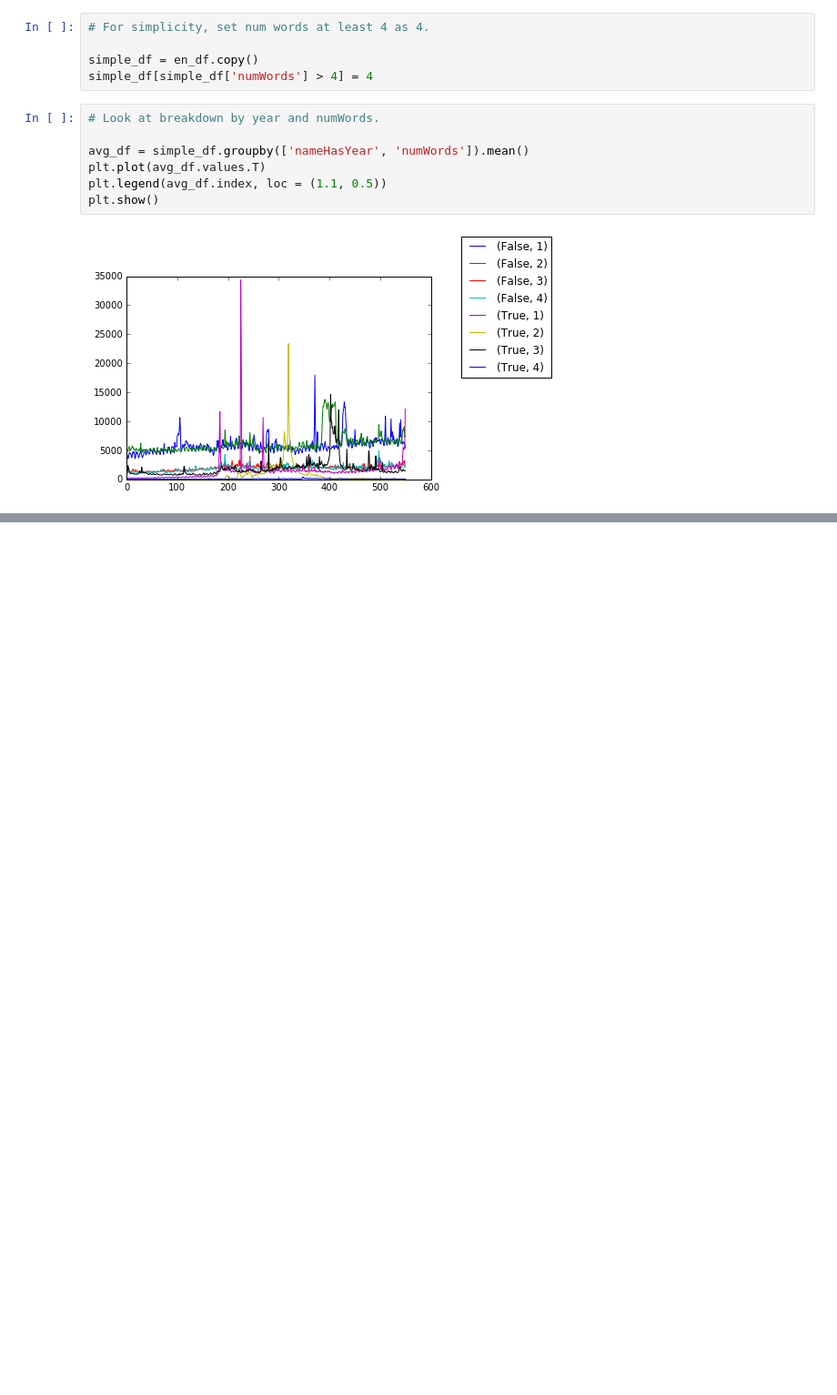
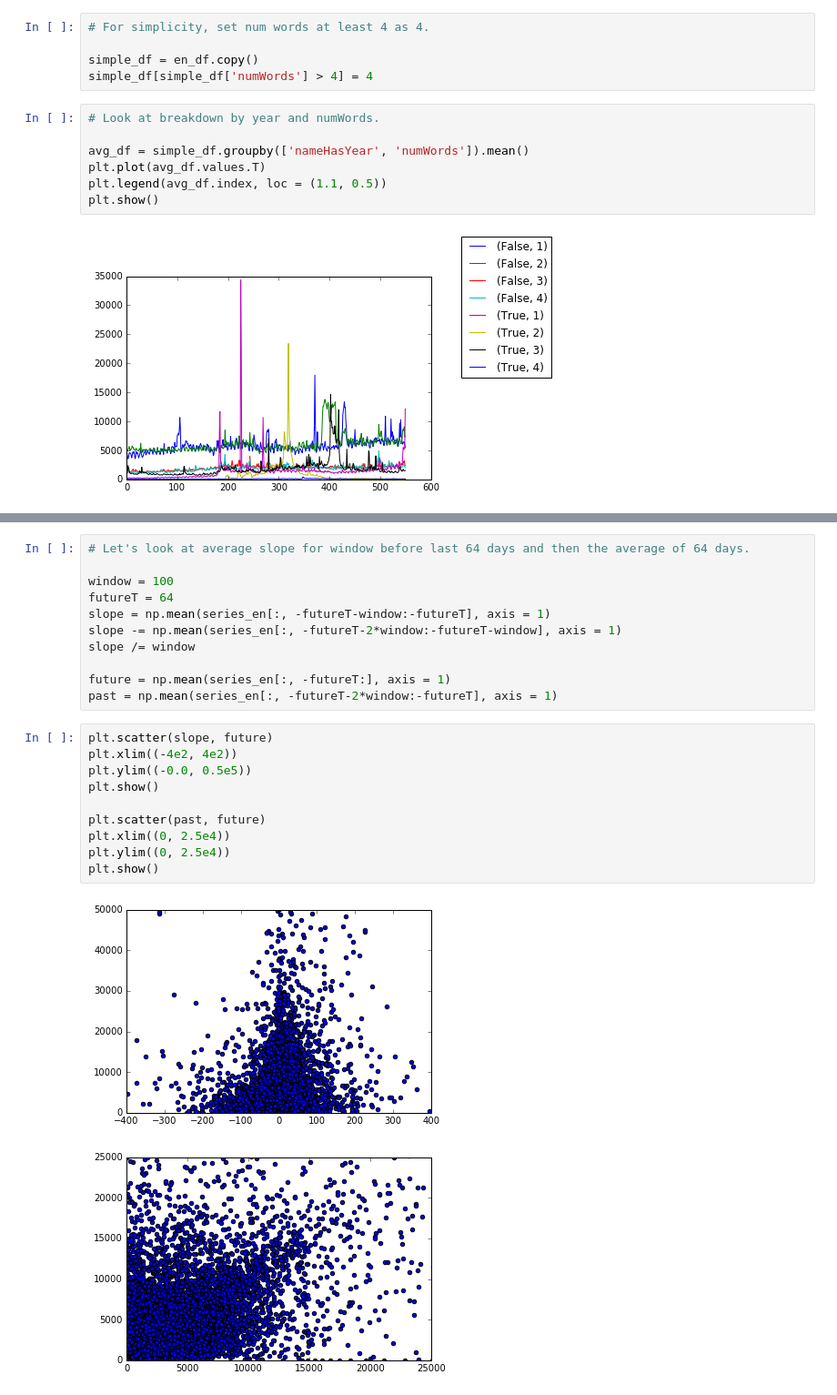
Before and after one commit to MatthewMcGonagle/KaggleWikiTraffic, a Jupyter notebook: Exploratory.ipynb, the cells around one changed output, grey strips where cells are left out. Shown: that part at 91% size. Saved outputs shown, nothing was run; the diff lists cells and outputs as text; blank space fills up the shorter version.

```diff
--- a/Exploratory.ipynb
+++ b/Exploratory.ipynb
@@ -295,0 +323,24 @@ Y_en.shape
+# %%
+# Let's look at average slope for window before last 64 days and then the average of 64 days.
+
+window = 100
+futureT = 64
+slope = np.mean(series_en[:, -futureT-window:-futureT], axis = 1)
+slope -= np.mean(series_en[:, -futureT-2*window:-futureT-window], axis = 1)
+slope /= window
+
+future = np.mean(series_en[:, -futureT:], axis = 1)
+past = np.mean(series_en[:, -futureT-2*window:-futureT], axis = 1)
+# %%
+plt.scatter(slope, future)
+plt.xlim((-4e2, 4e2))
+plt.ylim((-0.0, 0.5e5))
+plt.show()
+
+plt.scatter(past, future)
+plt.xlim((0, 2.5e4))
+plt.ylim((0, 2.5e4))
+plt.show()
+# %% [output]
+[figure, added]
+[figure, added]
```
Also changed, not shown: parts of 15 cells of this notebook.
